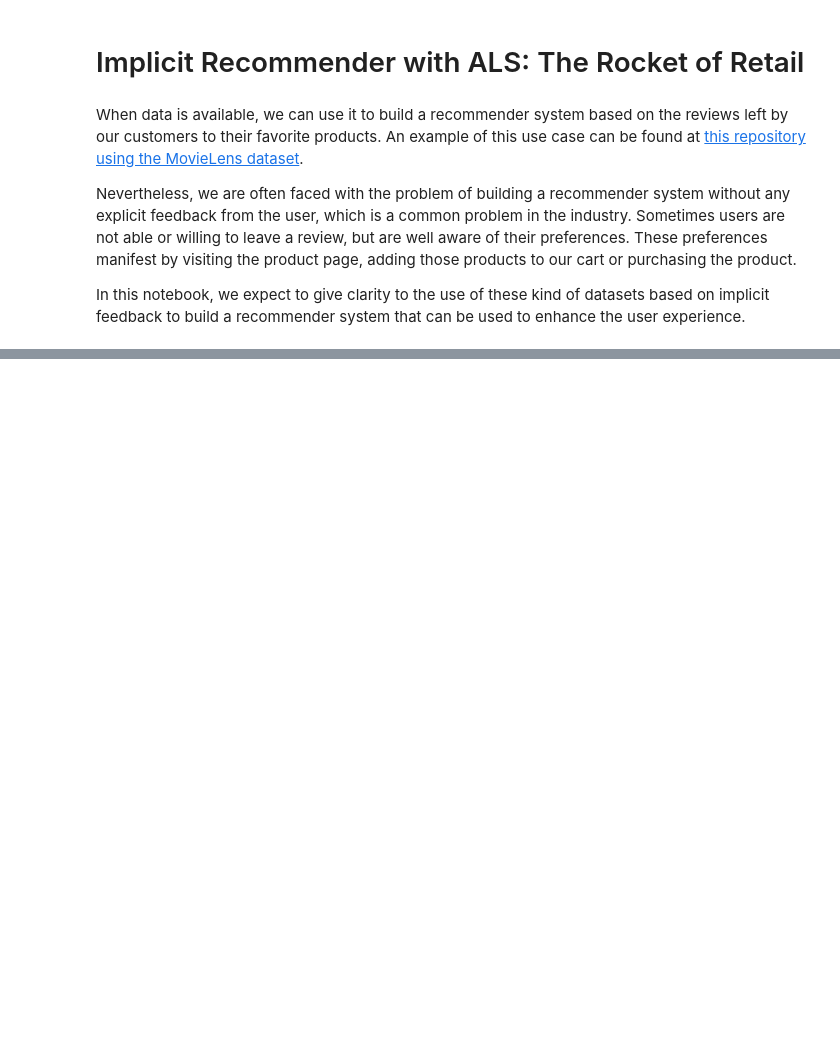
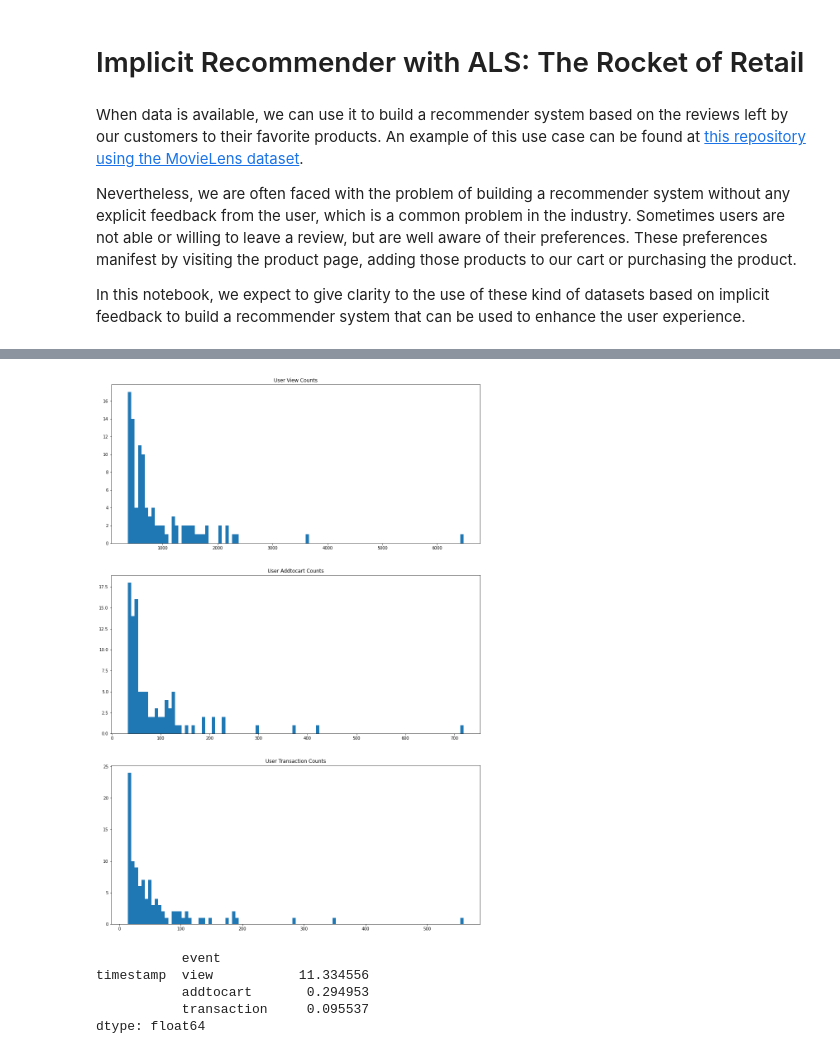
Before and after one commit to josumsc/retrocket-implicit-recommender, a Jupyter notebook: src/retrocket-implicit-recommender.ipynb, the cells around one changed output, grey strips where cells are left out. Drawn from its saved outputs; the diff is of its cells as text; code cells hidden in the pictures; blank space fills up the shorter version.

```diff
--- a/src/retrocket-implicit-recommender.ipynb
+++ b/src/retrocket-implicit-recommender.ipynb
@@ -18,0 +75,23 @@ import implicit
+# %%
+ax_columns = {
+    0: ('timestamp','view'),
+    1: ('timestamp','addtocart'),
+    2: ('timestamp','transaction'),
+}
+
+fig, ax = plt.subplots(figsize=(16, 24), nrows=3)
+for i, column in ax_columns.items():
+    ax[i].hist(count_x_user_and_event[column].sort_values(ascending=False)[:100], bins=100)
+    ax[i].set_title(f"User {column[1].capitalize()} Counts")
+plt.show()
+# %% [output]
+[figure, added]
+# %%
+count_x_item_and_event = df.groupby(['itemid', 'event']).agg({'timestamp': 'count'}).unstack()
+count_x_item_and_event.fillna(0).mean().sort_values(ascending=False)
+# %% [output]
+           event
+timestamp  view           11.334556
+           addtocart       0.294953
+           transaction     0.095537
+dtype: float64
```
Also changed, not shown: parts of 20 cells of this notebook, 1 other file.
